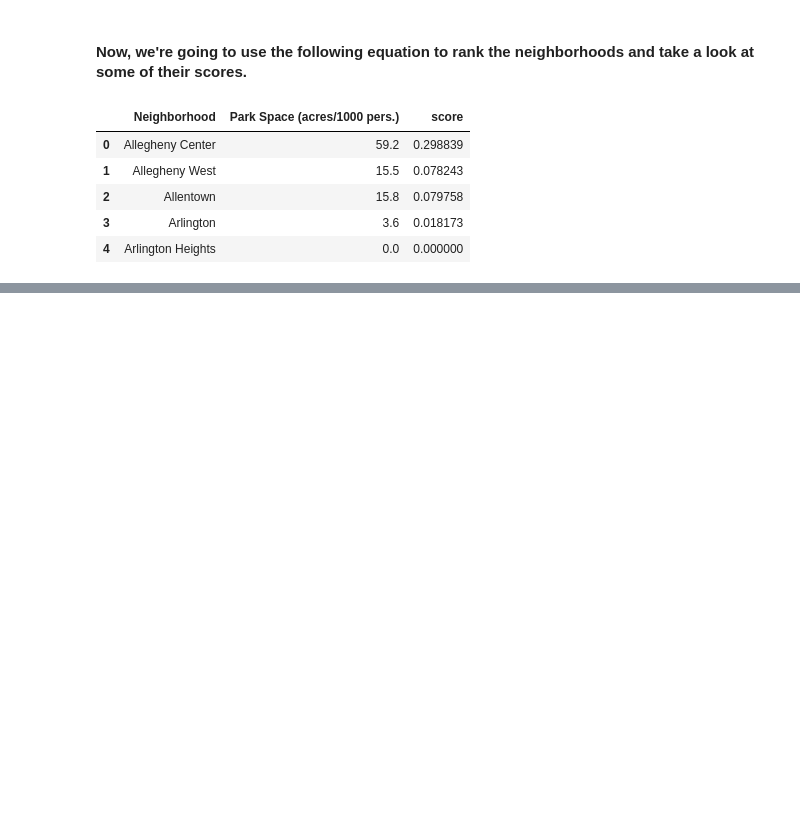
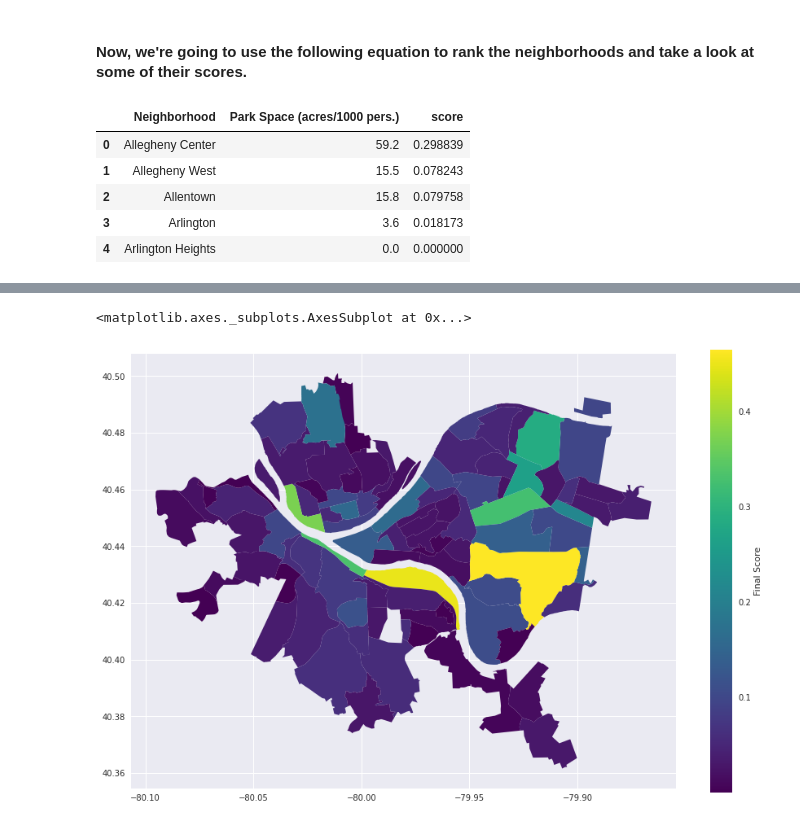
Before and after one commit to ocilical/big-ideas-final, a Jupyter notebook: main.ipynb, the cells around one changed output, grey strips where cells are left out. Saved outputs shown, nothing was run; the diff lists cells and outputs as text; code cells hidden in the pictures; blank space fills up the shorter version.

Commit message:
add final scores

```diff
--- a/main.ipynb
+++ b/main.ipynb
@@ -258,0 +261,13 @@ parkCounts.head()
+# %%
+finalScores = pd.DataFrame(columns=['neighborhood', 'score'])
+for index, row in treeCounts.iterrows():
+    treeScore = row['score']
+
+    try:
+        wasteScore = data_filtered_count.loc[data_filtered_count['neighborhood'] == row["neighborhood"]]["score"].tolist()[0]
+    except:
+        wasteScore = 0
+
+    parkScore = parkCounts.loc[parkCounts['Neighborhood'] == row["neighborhood"]]["score"].tolist()[0]
+
+    finalScores.loc[index] = [row["neighborhood"], ((treeScore + wasteScore + parkScore)/3)]
@@ -258,0 +296,10 @@ parkCounts.head()
+# %%
+fullMap = neighborhoods.merge(finalScores, how='left', left_on='hood', right_on='neighborhood')
+fullMap.plot(column="score",
+             cmap="viridis",
+             legend=True,
+             figsize=(15,10),
+             legend_kwds={'label': "Final Score"})
+# %% [output]
+<matplotlib.axes._subplots.AxesSubplot at 0x...>
+[figure, added]
```
Also changed, not shown: parts of 5 cells of this notebook.
